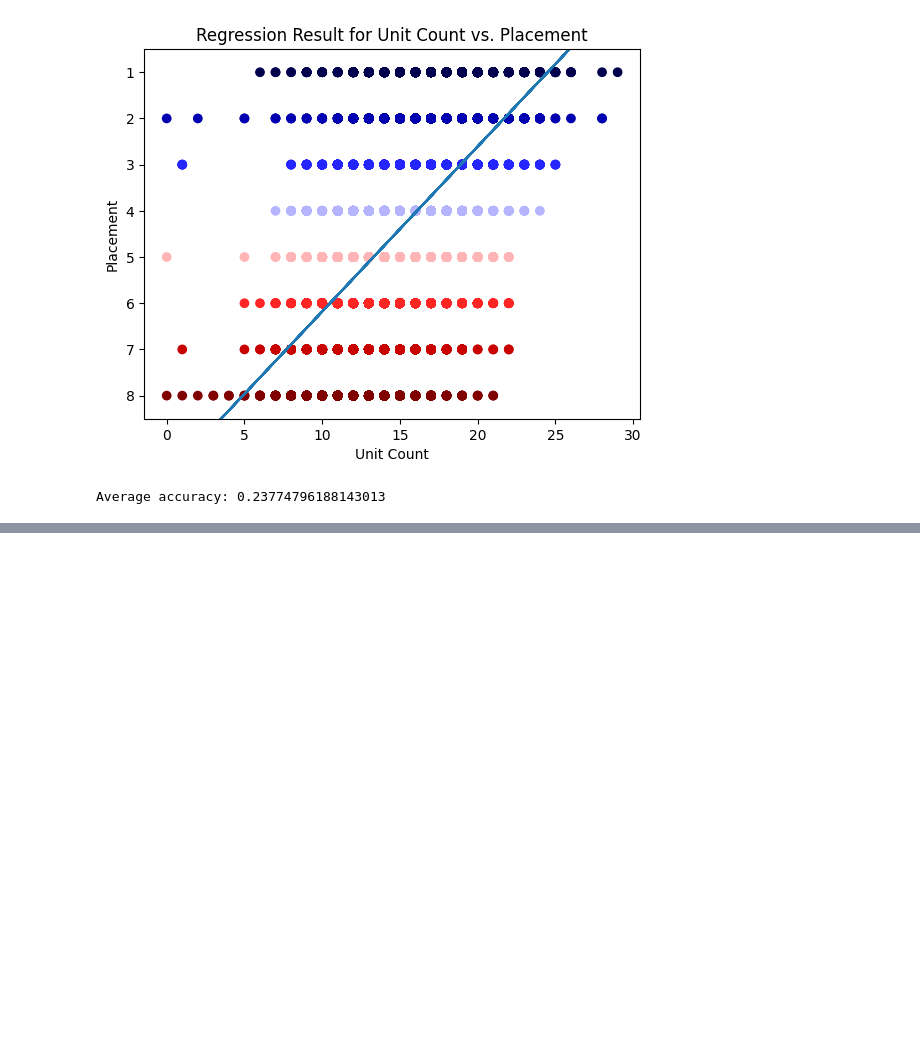
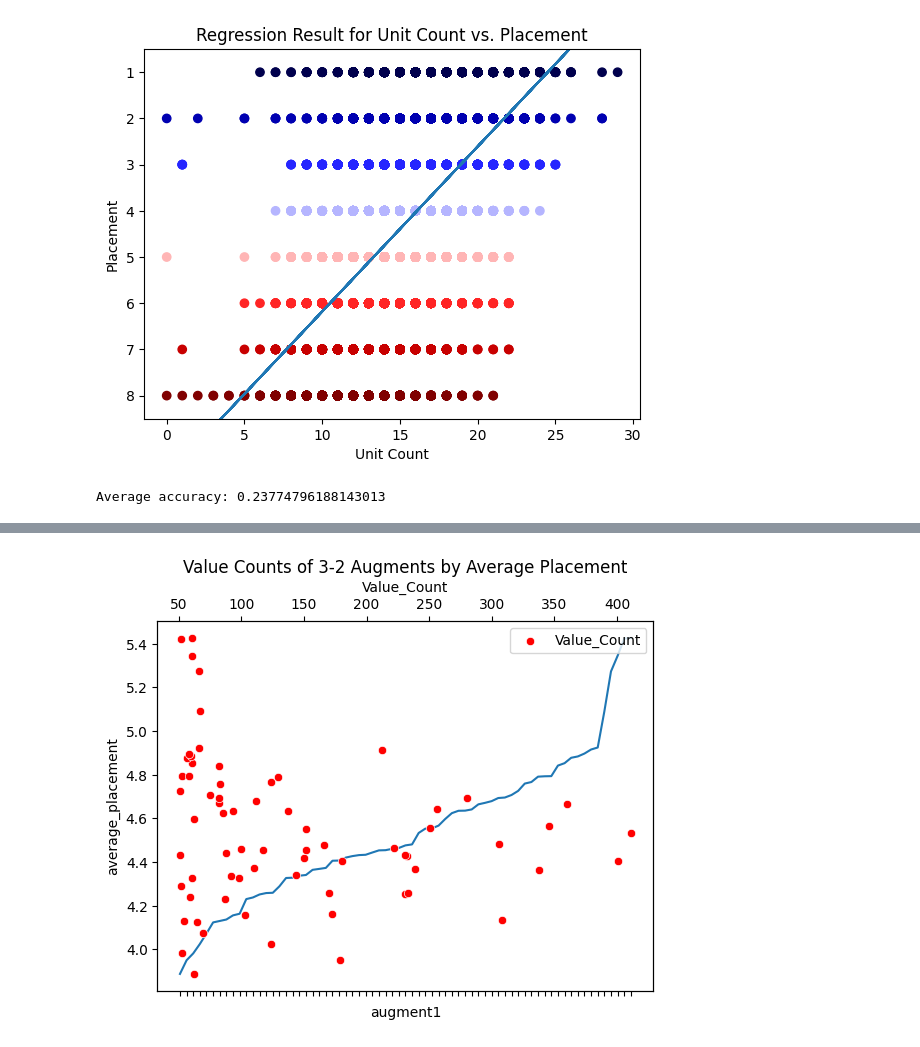
Before and after one commit to Skahan93/Skahan93.github.io, a Jupyter notebook: index.ipynb, the cells around one changed output, grey strips where cells are left out. Drawn from its saved outputs; the diff is of its cells as text; code cells hidden in the pictures; blank space fills up the shorter version.

```diff
--- a/index.ipynb
+++ b/index.ipynb
@@ -269,0 +299,6 @@ According to the way TFT works with the item and trait systems, as well as units
+# %%
+m = mdf.filter(regex=r'placement|augment1').melt('placement', value_name='augment1')
+dct = {'Value_Count': ('augment1', 'count'), 'average_placement': ('placement', 'mean')}
+a1df = m.groupby('augment1', as_index=False).agg(**dct).sort_values(by='average_placement')
+
+a1df.head()
@@ -269,0 +385,11 @@ According to the way TFT works with the item and trait systems, as well as units
+# %%
+fig, ax = plt.subplots()
+sb.lineplot(x=a1df50.augment1, y=a1df50.average_placement)
+ax.set(xticklabels=[])
+ax2 = ax.twiny()
+sb.scatterplot(x=a1df50.Value_Count, y=a1df50.average_placement, ax=ax2, color='r')
+plt.legend(labels=['Value_Count'])
+plt.title("Value Counts of 3-2 Augments by Average Placement")
+plt.show()
+# %% [output]
+[figure, added]
```
Also changed, not shown: parts of 17 cells of this notebook, 1 other file.
